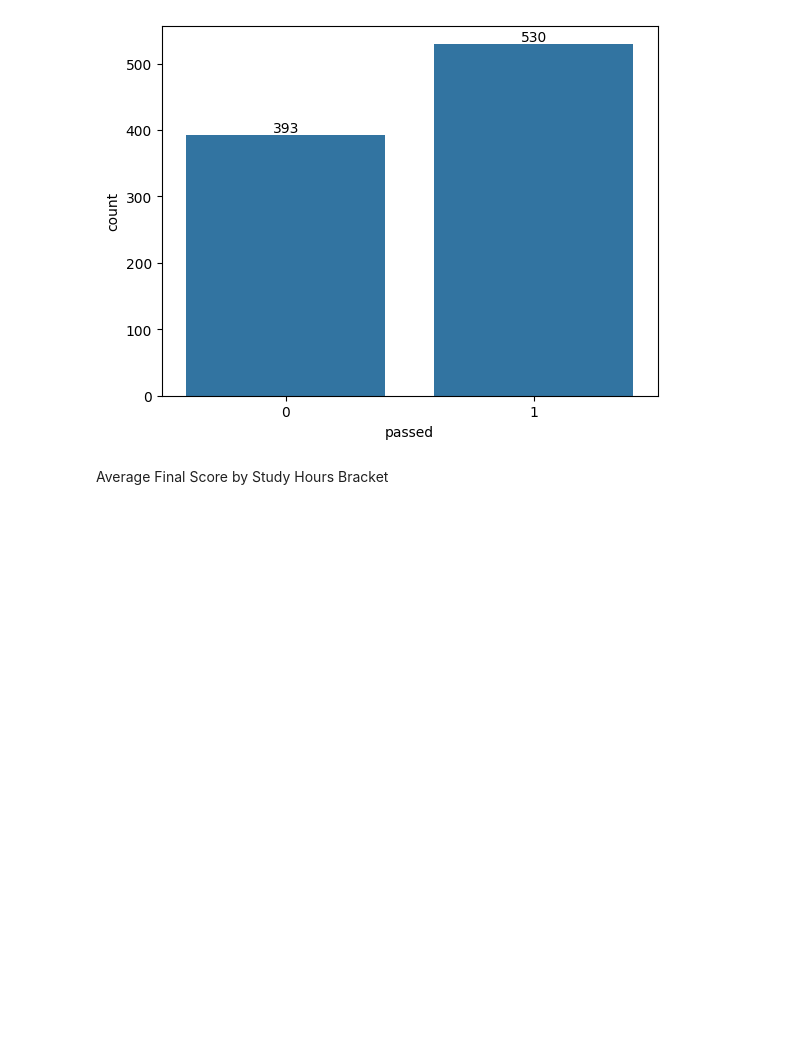
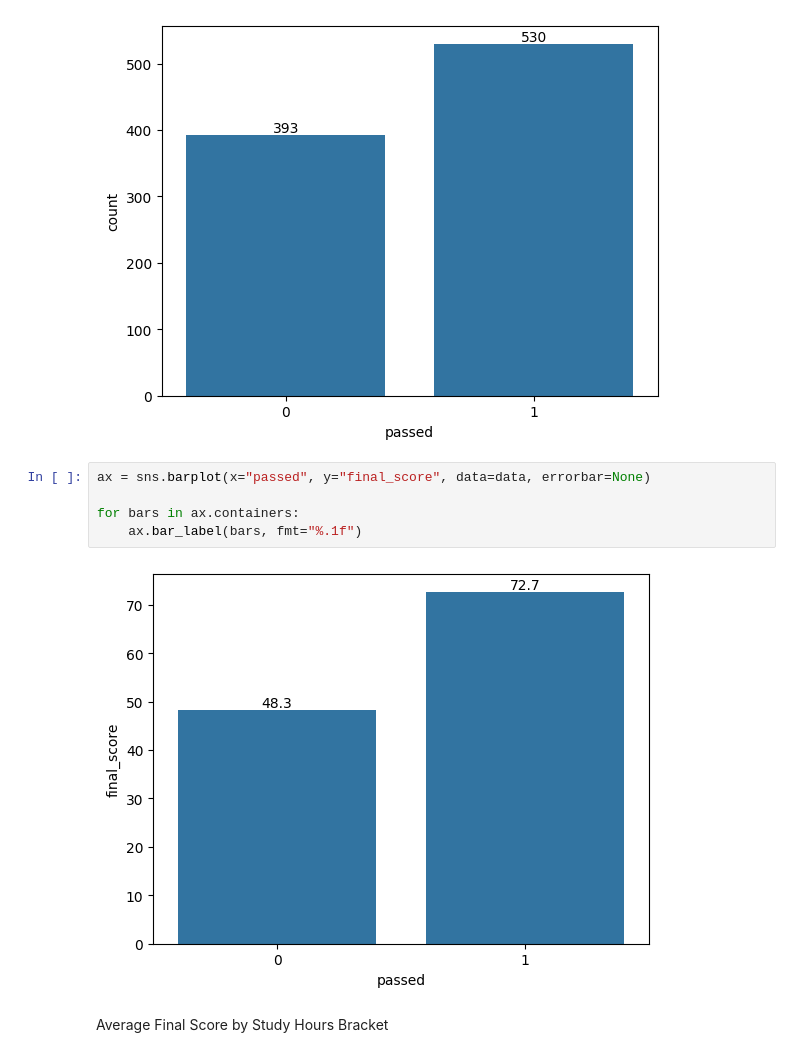
Before and after one commit to T1050/student-performance-predictor, a Jupyter notebook: student-performance-predictor.ipynb, the cells around one changed output. Drawn from its saved outputs; the diff is of its cells as text; blank space fills up the shorter version.

```diff
--- a/student-performance-predictor.ipynb
+++ b/student-performance-predictor.ipynb
@@ -191,6 +191,13 @@ for bars in ax.containers:
     ax.bar_label(bars)
 # %% [output]
 [figure]
+# %%
+ax = sns.barplot(x="passed", y="final_score", data=data, errorbar=None)
+
+for bars in ax.containers:
+    ax.bar_label(bars, fmt="%.1f")
+# %% [output]
+[figure, added]
 # %% [markdown]
 Average Final Score by Study Hours Bracket
 # %%
```
